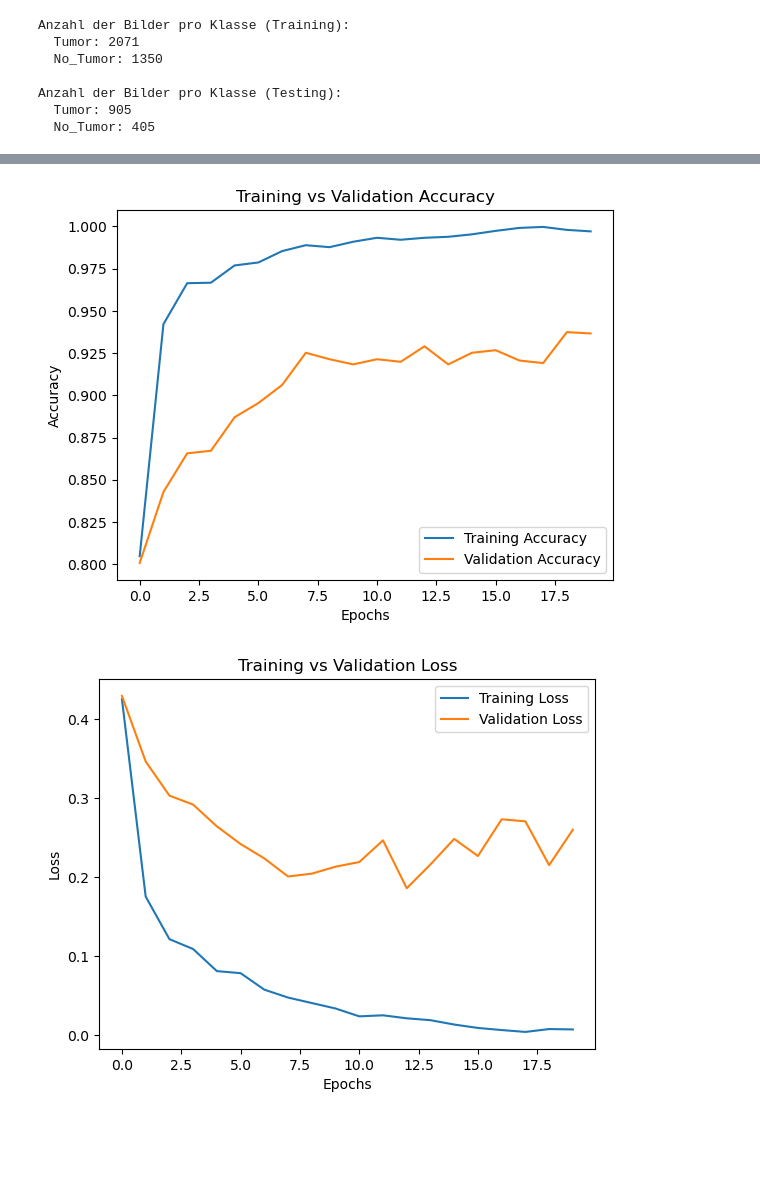
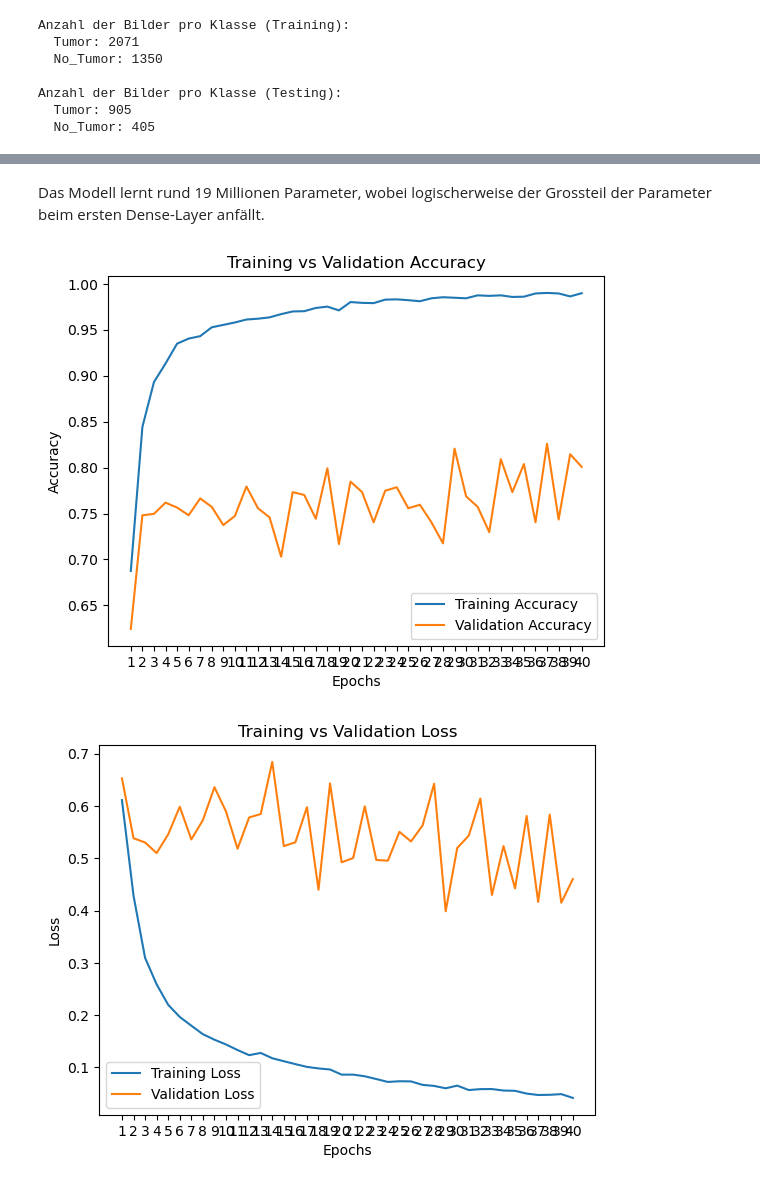
Before and after one commit to LeonidWouters/Brain_Tumor_Recognition, a Jupyter notebook: Eigenes_Modell.ipynb, the cells around one changed output, grey strips where cells are left out. Saved outputs shown, nothing was run; the diff lists cells and outputs as text; code cells hidden in the pictures; blank space fills up the shorter version.

```diff
--- a/Eigenes_Modell.ipynb
+++ b/Eigenes_Modell.ipynb
@@ -142,27 +144,34 @@ plt.show()
 # %%
 # Modell erstellen
 model = models.Sequential([
-    # Erstes Convolutional Layer mit Max-Pooling
-    layers.Rescaling(1./255, input_shape=(img_height, img_width, 3)),  # Normierung der Pixelwerte
-    layers.Conv2D(32, (5, 5), activation='relu'),
-    layers.MaxPooling2D((2, 2)),
-    layers.Dropout(0.2),
+    # Rescaling Layer: Skaliert die Pixelwerte der Eingabebilder (von 0-255 auf 0-1)
+    layers.Rescaling(1./255, input_shape=(img_height, img_width, 3)),
+    # Erstes Convolutional Layer: Fährt mit einer 2D-Faltung, um Merkmale aus den Bildern zu extrahieren
+    layers.Conv2D(32, (5, 5), activation='relu'), # 32 Filter, Kernelgröße 5x5, ReLU-Aktivierungsfunktion
+    # Max-Pooling Layer: Reduziert die Bildgröße (downsizing) und extrahiert die wichtigsten Merkmale
+    layers.MaxPooling2D((2, 2)), # Pooling-Größe von 2x2, reduziert die Dimensionen
+    # Dropout Layer: Verhindert Overfitting, indem während des Trainings zufällig ein Prozentsatz der Neuronen deaktiviert wird
+    layers.Dropout(0.2), # 20% der Neuronen werden während des Trainings deaktiviert
 
-    # Zweites Convolutional Layer mit Max-Pooling
+    # Zweites Convolutional Layer mit Max-Pooling und Dropout
     layers.Conv2D(64, (5, 5), activation='relu'),
     layers.MaxPooling2D((2, 2)),
     layers.Dropout(0.2),
 
-    # Drittes Convolutional Layer mit Max-Pooling
+    # Drittes Convolutional Layer mit Max-Pooling und Dropout
     layers.Conv2D(128, (5, 5), activation='relu'),
     layers.MaxPooling2D((2, 2)),
     layers.Dropout(0.2),
 
-    # Flatten und Dense Layer
+    # Flatten
     layers.Flatten(),
+    # Erster Dense-Layer mit 256 Neuronen und ReLu als acrivation function
     layers.Dense(256, activation='relu'),
+    # Zweiter Dense-Layer mit 128 Neuronen und ReLu als acrivation function
     layers.Dense(128, activation='relu'),
+    # Dropout Layer
     layers.Dropout(0.2),
+    # Dritter Dense Layer mit 2 Neuronen und softmax (weil Klassifizierungstask) als activation function
     layers.Dense(len(train_ds.class_names), activation='softmax')  # Anzahl der Klassen (Tumor/No_Tumor)
 ])
 
@@ -170,21 +179,21 @@ model = models.Sequential([
 model.summary()
 
 # EarlyStopping Callback definieren
-early_stopping = EarlyStopping(monitor='val_loss',  # Überwachen des Validation Loss
-                               patience=10,         # Geduld (wie viele Epochen ohne Verbesserung)
+early_stopping = EarlyStopping(monitor='val_accuracy',  # Überwachen des Validation Loss
+                               patience=15,         # Geduld (wie viele Epochen ohne Verbesserung)
                                restore_best_weights=True)  # Bestes Modell wird zurückgegeben
 
 # Modell kompilieren
-model.compile(optimizer=tf.keras.optimizers.Adam(learning_rate=0.0001),
-              loss='sparse_categorical_crossentropy',
-              metrics=['accuracy'])
+model.compile(optimizer=tf.keras.optimizers.Adam(learning_rate=0.00001), #Adam optimizer mit sehr tiefer learning
+              loss='sparse_categorical_crossentropy', # Crossentropy als Lossfunktion
+              metrics=['accuracy']) # Accuracy (Metrik) wird während dem Training überwacht
 
 # Modell trainieren mit EarlyStopping Callback
 history = model.fit(
     train_ds,
-    epochs=20,  # Anzahl der Epochen
+    epochs=40,  # Anzahl der Epochen
     validation_data=test_ds,
-    callbacks=[early_stopping], # Callback hinzufügen
+    callbacks=[early_stopping], # Callback hinzufügen (EarlyStopping)
     )
 # %% [output]
 Model: "sequential"
@@ -250,24 +263,28 @@ Epoch 20/20
+# %% [markdown]
+Das Modell lernt rund 19 Millionen Parameter, wobei logischerweise der Grossteil der Parameter beim ersten Dense-Layer anfällt.
 # %%
-# Training und Validierung Genauigkeit plotten
+# Training und Validierung Accuracy plotten
 plt.plot(history.history['accuracy'], label='Training Accuracy')
 plt.plot(history.history['val_accuracy'], label='Validation Accuracy')
 plt.title('Training vs Validation Accuracy')
 plt.xlabel('Epochs')
+plt.xticks(range(len(history.history['accuracy'])), range(1, len(history.history['accuracy']) + 1))
 plt.ylabel('Accuracy')
 plt.legend()
 plt.show()
 
-# Training und Validierung Verlust plotten
+# Training und Validierung Loss plotten
 plt.plot(history.history['loss'], label='Training Loss')
 plt.plot(history.history['val_loss'], label='Validation Loss')
 plt.title('Training vs Validation Loss')
 plt.xlabel('Epochs')
+plt.xticks(range(len(history.history['accuracy'])), range(1, len(history.history['accuracy']) + 1))
 plt.ylabel('Loss')
 plt.legend()
 plt.show()
 # %% [output]
-[figure, old version]
+[figure, new version]
-[figure, old version]
+[figure, new version]
 # %%
 # Vorbereitung der Testdaten für Vorhersagen
 test_images = []
```
Also changed, not shown: parts of 10 cells of this notebook, 1 other file.
